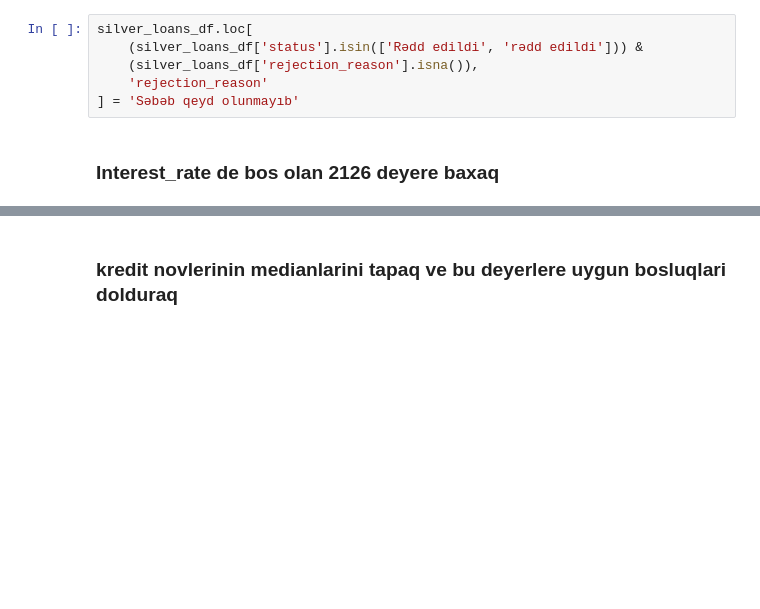
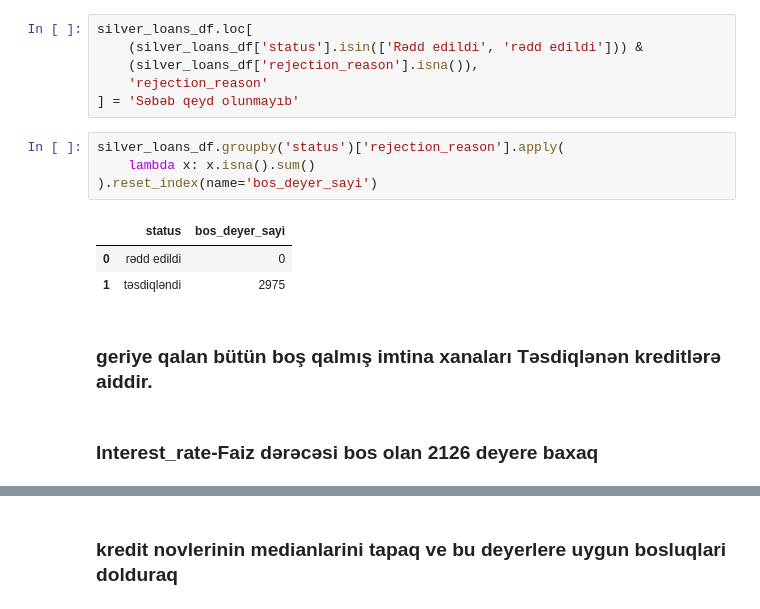
Before and after one commit to mashadiyevasabina/Bank_Analysis, a Jupyter notebook: notebooks/2_Silver/03_silver_clean.ipynb, the cells around one changed output, grey strips where cells are left out. Drawn from its saved outputs; the diff is of its cells as text; blank space fills up the shorter version.

```diff
--- a/notebooks/2_Silver/03_silver_clean.ipynb
+++ b/notebooks/2_Silver/03_silver_clean.ipynb
@@ -138,8 +199,18 @@ silver_loans_df.loc[
     (silver_loans_df['rejection_reason'].isna()),
     'rejection_reason'
 ] = 'Səbəb qeyd olunmayıb'
+# %%
+silver_loans_df.groupby('status')['rejection_reason'].apply(
+    lambda x: x.isna().sum()
+).reset_index(name='bos_deyer_sayi')
+# %% [output]
+|  | status | bos_deyer_sayi |
+| 0 | rədd edildi | 0 |
+| 1 | təsdiqləndi | 2975 |
+# %% [markdown]
+### geriye qalan bütün boş qalmış imtina xanaları Təsdiqlənən kreditlərə aiddir.
 # %% [markdown]
-### Interest_rate de bos olan 2126 deyere baxaq
+### Interest_rate-Faiz dərəcəsi  bos olan 2126 deyere baxaq
 # %%
 silver_loans_df[silver_loans_df["interest_rate"].isna()]["status"].value_counts(dropna=False)
 # %% [output]
```
Also changed, not shown: parts of 42 cells of this notebook.
